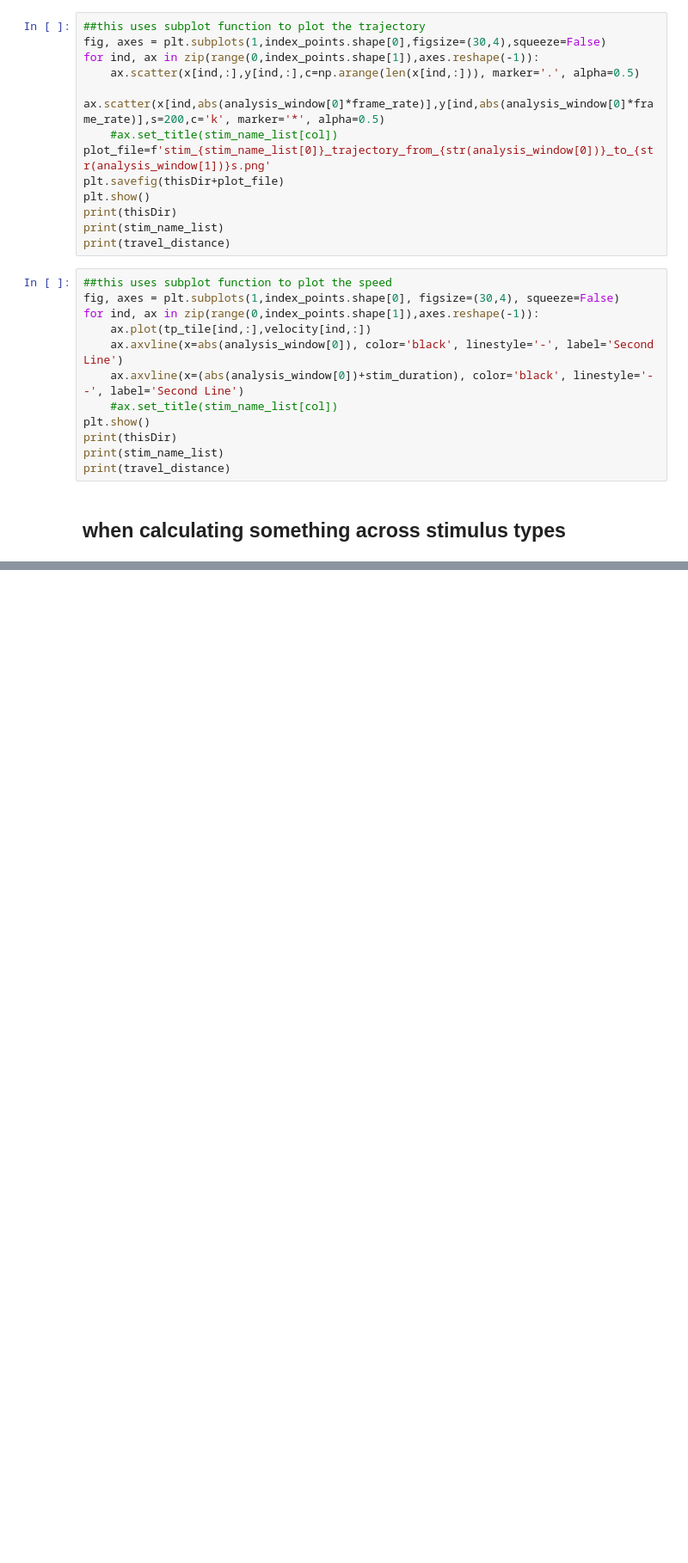
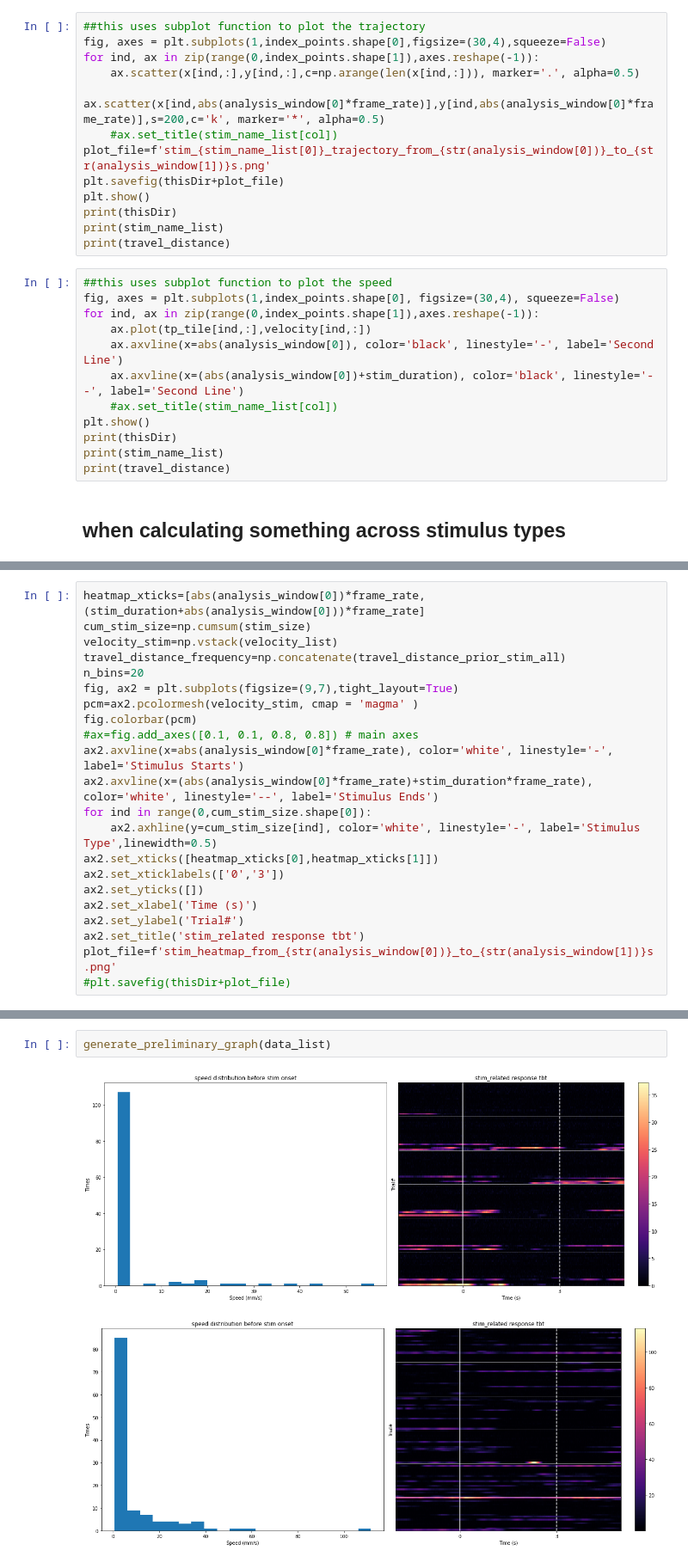
Before and after one commit to chiyu1203/bonfic, a Jupyter notebook: track_ball_notebook.ipynb, the cells around one changed output, grey strips where cells are left out. Shown at 86% size. Drawn from its saved outputs; the diff is of its cells as text; blank space fills up the shorter version.

```diff
--- a/track_ball_notebook.ipynb
+++ b/track_ball_notebook.ipynb
@@ -523,0 +570,22 @@ plt.savefig(thisDir+plot_file)
+# %%
+heatmap_xticks=[abs(analysis_window[0])*frame_rate, (stim_duration+abs(analysis_window[0]))*frame_rate]
+cum_stim_size=np.cumsum(stim_size)
+velocity_stim=np.vstack(velocity_list)
+travel_distance_frequency=np.concatenate(travel_distance_prior_stim_all)
+n_bins=20
+fig, ax2 = plt.subplots(figsize=(9,7),tight_layout=True)
+pcm=ax2.pcolormesh(velocity_stim, cmap = 'magma' )
+fig.colorbar(pcm)
+#ax=fig.add_axes([0.1, 0.1, 0.8, 0.8]) # main axes
+ax2.axvline(x=abs(analysis_window[0]*frame_rate), color='white', linestyle='-', label='Stimulus Starts')
+ax2.axvline(x=(abs(analysis_window[0]*frame_rate)+stim_duration*frame_rate), color='white', linestyle='--', label='Stimulus Ends')
+for ind in range(0,cum_stim_size.shape[0]):
+    ax2.axhline(y=cum_stim_size[ind], color='white', linestyle='-', label='Stimulus Type',linewidth=0.5)
+ax2.set_xticks([heatmap_xticks[0],heatmap_xticks[1]])
+ax2.set_xticklabels(['0','3'])
+ax2.set_yticks([])
+ax2.set_xlabel('Time (s)')
+ax2.set_ylabel('Trial#')
+ax2.set_title('stim_related response tbt')
+plot_file=f'stim_heatmap_from_{str(analysis_window[0])}_to_{str(analysis_window[1])}s.png'
+#plt.savefig(thisDir+plot_file)
@@ -523,0 +797,5 @@ plt.savefig(thisDir+plot_file)
+# %%
+generate_preliminary_graph(data_list)
+# %% [output]
+[figure, added]
+[figure, added]
```
Also changed, not shown: parts of 18 cells of this notebook.
